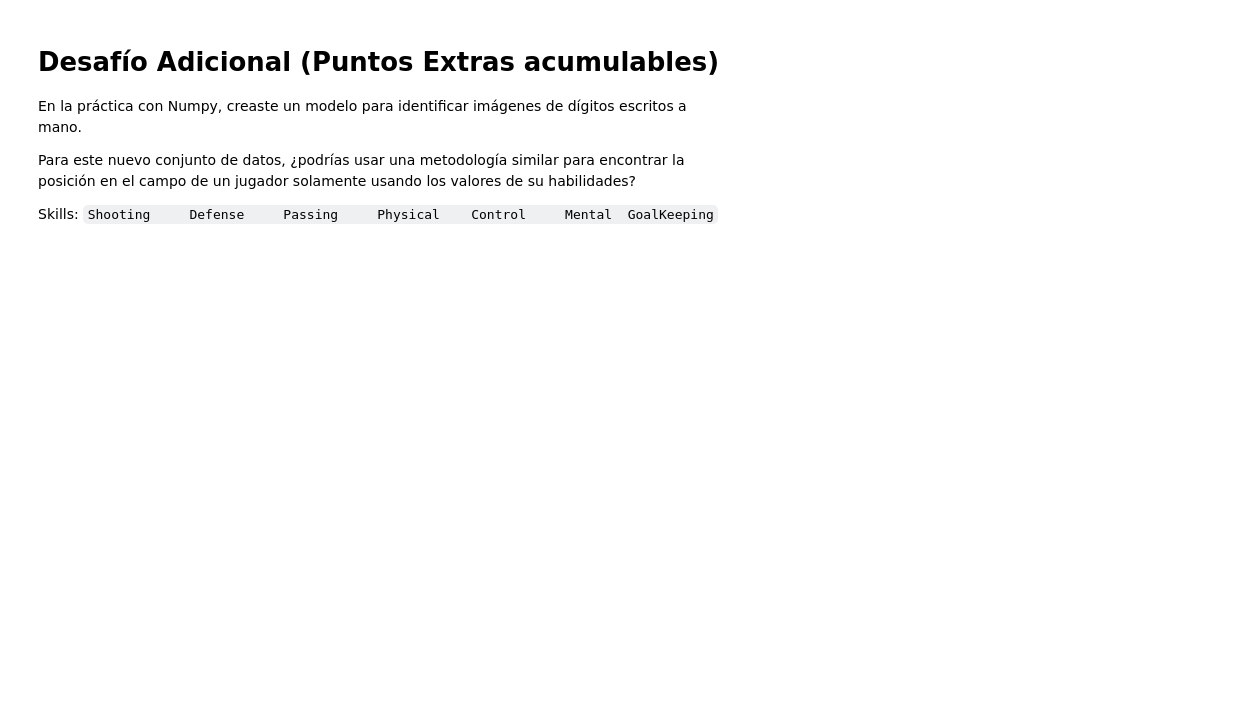
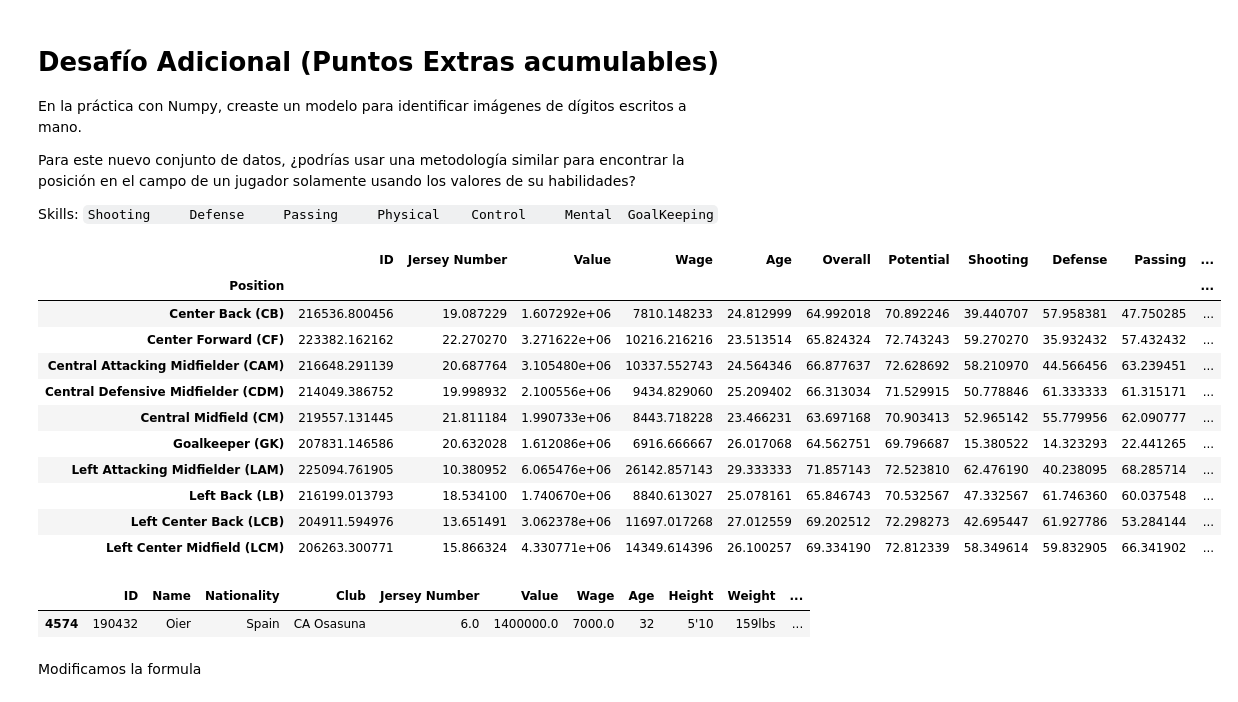
Before and after one commit to jorgeprs/p02_Pandas_elfifas, a Jupyter notebook: Tema_1_Introduccion/practices/Practica_Pandas.ipynb, the cells around one changed output. Drawn from its saved outputs; the diff is of its cells as text; code cells hidden in the pictures; blank space fills up the shorter version.

````diff
--- a/Tema_1_Introduccion/practices/Practica_Pandas.ipynb
+++ b/Tema_1_Introduccion/practices/Practica_Pandas.ipynb
@@ -515,3 +515,19 @@ En la práctica con Numpy, creaste un modelo para identificar imágenes de dígi
 Para este nuevo conjunto de datos, ¿podrías usar una metodología similar para encontrar la posición en el campo de un jugador solamente usando los valores de su habilidades?
 
 Skills: ```Shooting 	Defense 	Passing 	Physical 	Control 	Mental 	GoalKeeping```
+# %%
+df=fifa_df.groupby("Position").mean()
+df.head(10)
+# %% [output]
+|  | ID | Jersey Number | Value | Wage | Age | Overall | Potential | Shooting | Defense | Passing | ... |
+| Position |  |  |  |  |  |  |  |  |  |  | ... |
+| Center Back (CB) | 216536.800456 | 19.087229 | 1.607292e+06 | 7810.148233 | 24.812999 | 64.992018 | 70.892246 | 39.440707 | 57.958381 | 47.750285 | ... |
+| Center Forward (CF) | 223382.162162 | 22.270270 | 3.271622e+06 | 10216.216216 | 23.513514 | 65.824324 | 72.743243 | 59.270270 | 35.932432 | 57.432432 | ... |
+| Central Attacking Midfielder (CAM) | 216648.291139 | 20.687764 | 3.105480e+06 | 10337.552743 | 24.564346 | 66.877637 | 72.628692 | 58.210970 | 44.566456 | 63.239451 | ... |
+| Central Defensive Midfielder (CDM) | 214049.386752 | 19.998932 | 2.100556e+06 | 9434.829060 | 25.209402 | 66.313034 | 71.529915 | 50.778846 | 61.333333 | 61.315171 | ... |
+| Central Midfield (CM) | 219557.131445 | 21.811184 | 1.990733e+06 | 8443.718228 | 23.466231 | 63.697168 | 70.903413 | 52.965142 | 55.779956 | 62.090777 | ... |
+| Goalkeeper (GK) | 207831.146586 | 20.632028 | 1.612086e+06 | 6916.666667 | 26.017068 | 64.562751 | 69.796687 | 15.380522 | 14.323293 | 22.441265 | ... |
+| Left Attacking Midfielder (LAM) | 225094.761905 | 10.380952 | 6.065476e+06 | 26142.857143 | 29.333333 | 71.857143 | 72.523810 | 62.476190 | 40.238095 | 68.285714 | ... |
+| Left Back (LB) | 216199.013793 | 18.534100 | 1.740670e+06 | 8840.613027 | 25.078161 | 65.846743 | 70.532567 | 47.332567 | 61.746360 | 60.037548 | ... |
+| Left Center Back (LCB) | 204911.594976 | 13.651491 | 3.062378e+06 | 11697.017268 | 27.012559 | 69.202512 | 72.298273 | 42.695447 | 61.927786 | 53.284144 | ... |
+| Left Center Midfield (LCM) | 206263.300771 | 15.866324 | 4.330771e+06 | 14349.614396 | 26.100257 | 69.334190 | 72.812339 | 58.349614 | 59.832905 | 66.341902 | ... |
@@ -517,0 +538,8 @@
+# %%
+ejemplo_df=fifa_df.sample(1)
+ejemplo_df.head()
+# %% [output]
+|  | ID | Name | Nationality | Club | Jersey Number | Value | Wage | Age | Height | Weight | ... |
+| 4574 | 190432 | Oier | Spain | CA Osasuna | 6.0 | 1400000.0 | 7000.0 | 32 | 5'10 | 159lbs | ... |
+# %% [markdown]
+Modificamos la formula
````
Also changed, not shown: parts of 4 cells of this notebook.
